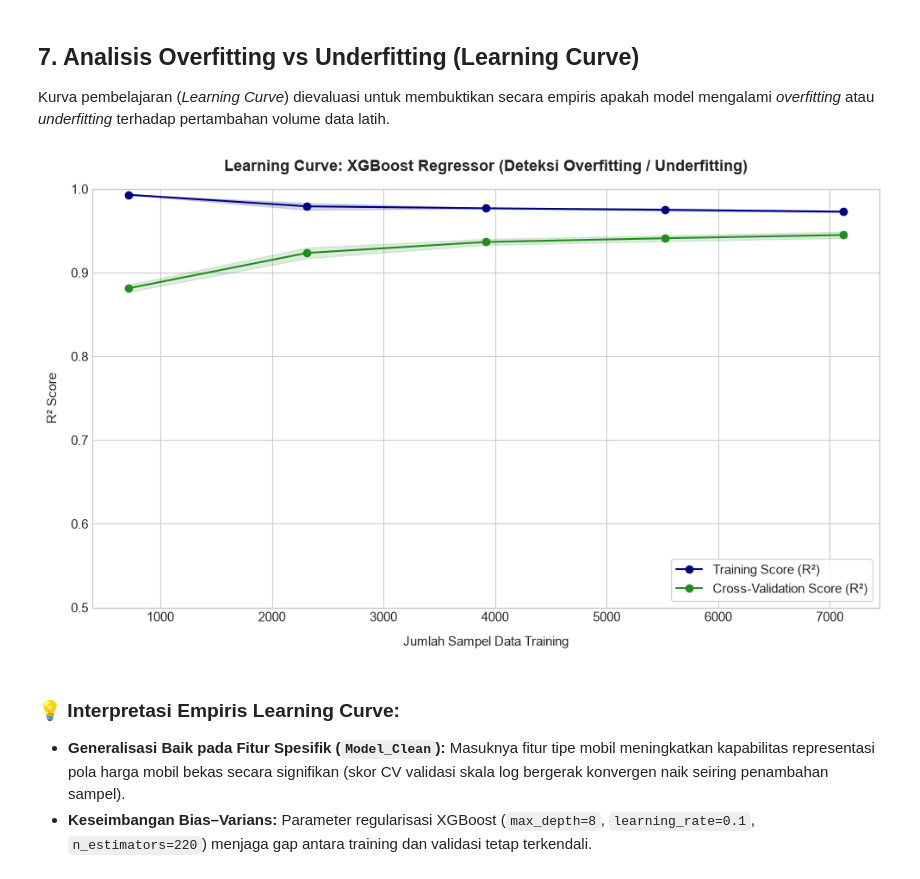
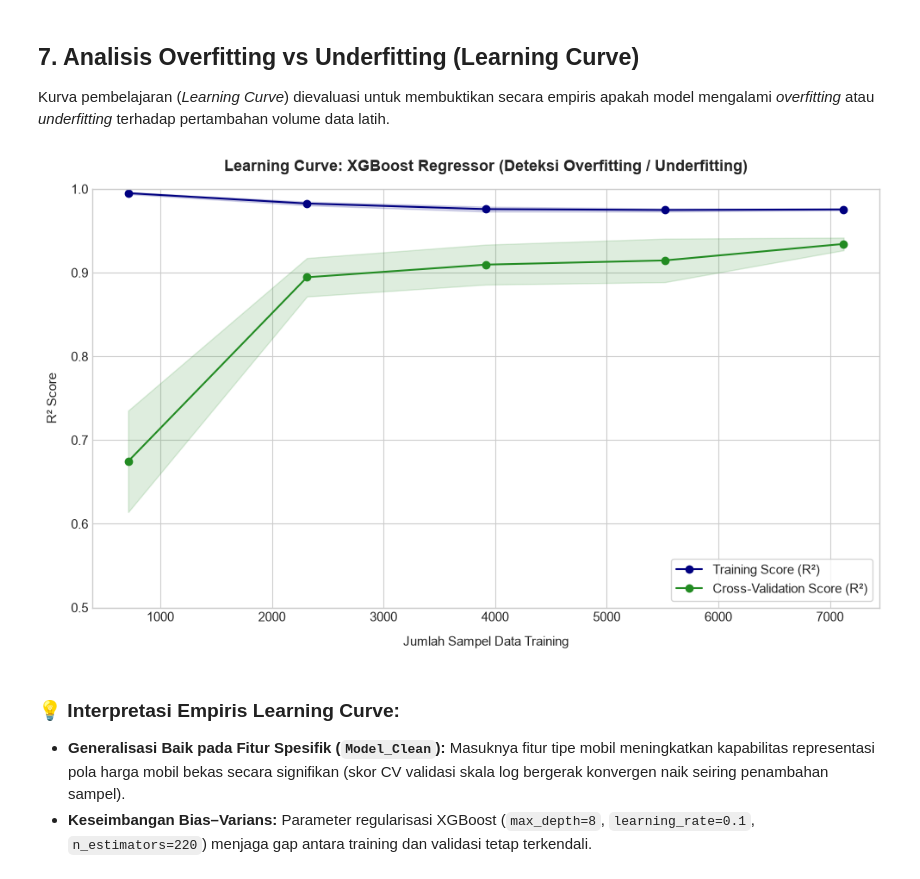
Before and after one commit to ganadzikri24/ML2026_B2_Kelompok-15_TakarMobil_PrediksiHargaMobilBekas, a Jupyter notebook: notebooks/04_Evaluation.ipynb, the cells around one changed output. Saved outputs shown, nothing was run; the diff lists cells and outputs as text; code cells hidden in the pictures.

Commit message:
fix: eliminate twin-ad & KM leakage with StratifiedGroupKFold, fix Jabodetabek locations, sync EDA & web metrics

```diff
--- a/notebooks/04_Evaluation.ipynb
+++ b/notebooks/04_Evaluation.ipynb
@@ -202,28 +202,33 @@ Kurva pembelajaran (*Learning Curve*) dievaluasi untuk membuktikan secara empiri
 # %%
 X_train = train_df[all_features]
 y_train_log = train_df['Log_Harga']
 
+grp_counts_tr = train_df.groupby('Merek_Model')['dup_group'].nunique()
+strat_train = train_df['Merek_Model'].where(train_df['Merek_Model'].map(grp_counts_tr) >= 3, 'RARE_MODEL')
+sgkf_lc = StratifiedGroupKFold(n_splits=3, shuffle=True, random_state=42)
+lc_cv = list(sgkf_lc.split(X_train, strat_train, groups=train_df['dup_group']))
+
 train_sizes, train_scores, val_scores = learning_curve(
     estimator=model_xgb, X=X_train, y=y_train_log,
-    train_sizes=np.linspace(0.1, 1.0, 5), cv=3, scoring='r2', n_jobs=-1, random_state=42
+    train_sizes=np.linspace(0.1, 1.0, 5), cv=lc_cv, scoring='r2', n_jobs=-1, random_state=42
 )
 train_mean, train_std = np.mean(train_scores, axis=1), np.std(train_scores, axis=1)
 val_mean, val_std = np.mean(val_scores, axis=1), np.std(val_scores, axis=1)
 
 plt.figure(figsize=(10, 6))
 plt.plot(train_sizes, train_mean, 'o-', color='navy', label='Training Score (R²)')
 plt.fill_between(train_sizes, train_mean - train_std, train_mean + train_std, alpha=0.15, color='navy')
 plt.plot(train_sizes, val_mean, 'o-', color='forestgreen', label='Cross-Validation Score (R²)')
 plt.fill_between(train_sizes, val_mean - val_std, val_mean + val_std, alpha=0.15, color='forestgreen')
 plt.title('Learning Curve: XGBoost Regressor (Deteksi Overfitting / Underfitting)', fontsize=13, fontweight='bold', pad=15)
 plt.xlabel('Jumlah Sampel Data Training', labelpad=10)
 plt.ylabel('R² Score', labelpad=10)
 plt.ylim(0.5, 1.0)
 plt.legend(loc='lower right', frameon=True)
 plt.tight_layout()
 plt.show()
 # %% [output]
-[figure, old version]
+[figure, new version]
 # %% [markdown]
 ### 💡 Interpretasi Empiris Learning Curve:
 - **Generalisasi Baik pada Fitur Spesifik (`Model_Clean`):** Masuknya fitur tipe mobil meningkatkan kapabilitas representasi pola harga mobil bekas secara signifikan (skor CV validasi skala log bergerak konvergen naik seiring penambahan sampel).
```
Also changed, not shown: parts of 12 cells of this notebook, 19 other files.
